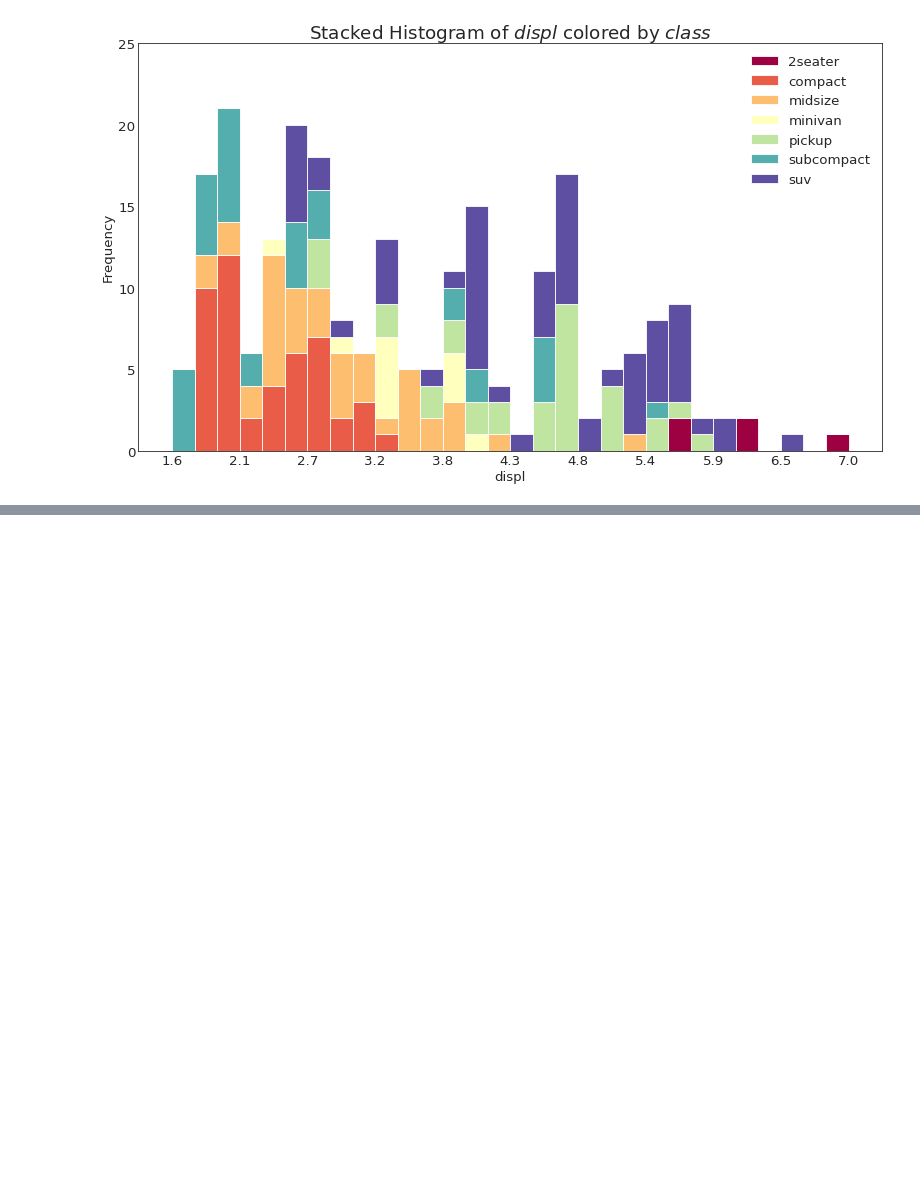
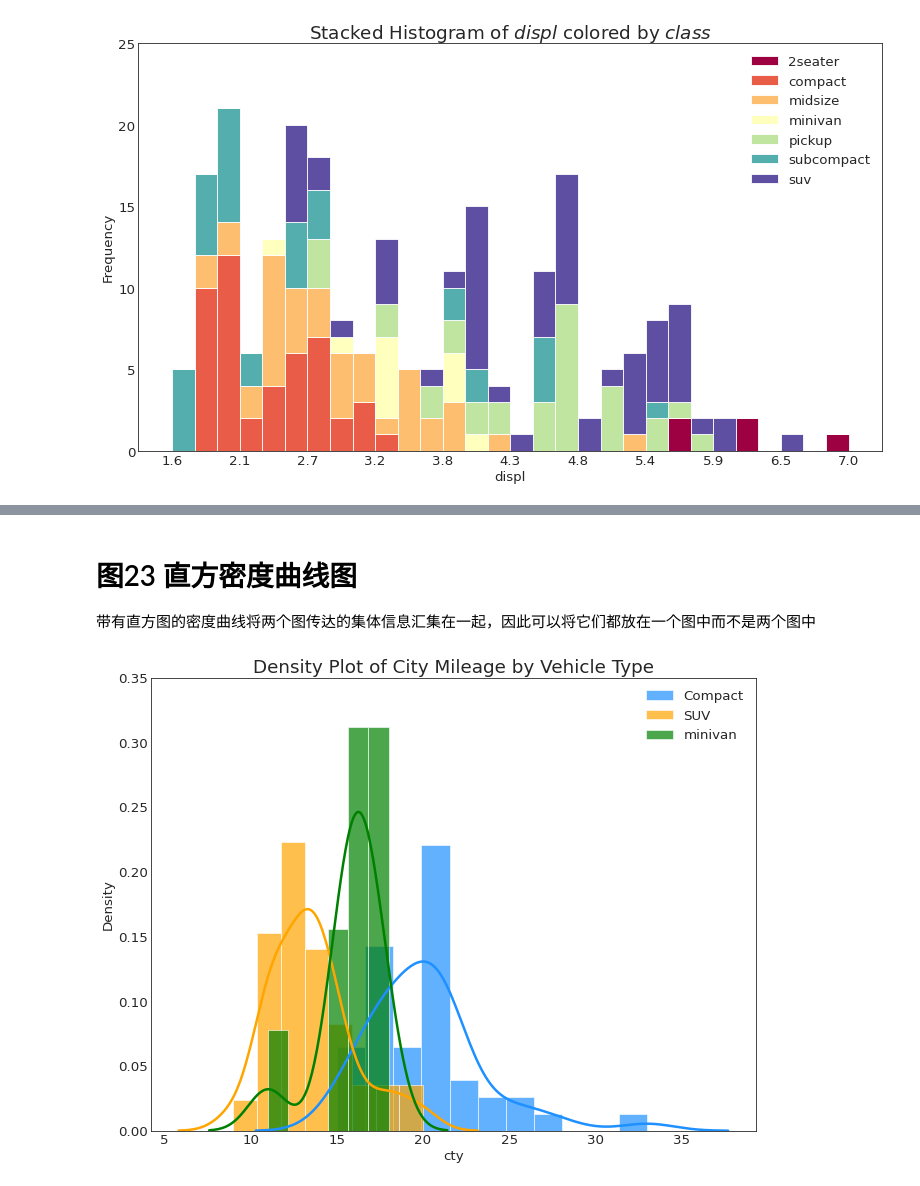
Before and after one commit to BlankSpacePlus/python-matplotlib-top-50, a Jupyter notebook: src/main.ipynb, the cells around one changed output, grey strips where cells are left out. Cells and saved outputs as stored; diff of their text form; code cells hidden in the pictures; blank space fills up the shorter version.

```diff
--- a/src/main.ipynb
+++ b/src/main.ipynb
@@ -741,0 +800,25 @@ plt.show()
+# %% [markdown]
+# 图23 直方密度曲线图
+
+带有直方图的密度曲线将两个图传达的集体信息汇集在一起，因此可以将它们都放在一个图中而不是两个图中
+# %%
+# Import Data
+# df = pd.read_csv("https://github.com/selva86/datasets/raw/master/mpg_ggplot2.csv")
+df = pd.read_csv("../data/mpg_ggplot2.csv")
+
+# Draw Plot
+plt.figure(figsize=(13, 10), dpi=60)
+sns.distplot(df.loc[df['class'] == 'compact', "cty"], color="dodgerblue", label="Compact", hist_kws={'alpha': 0.7},
+             kde_kws={'linewidth': 3})
+sns.distplot(df.loc[df['class'] == 'suv', "cty"], color="orange", label="SUV", hist_kws={'alpha': 0.7},
+             kde_kws={'linewidth': 3})
+sns.distplot(df.loc[df['class'] == 'minivan', "cty"], color="g", label="minivan", hist_kws={'alpha': 0.7},
+             kde_kws={'linewidth': 3})
+plt.ylim(0, 0.35)
+
+# Decoration
+plt.title('Density Plot of City Mileage by Vehicle Type', fontsize=22)
+plt.legend()
+plt.show()
+# %% [output]
+[figure, added]
```
Also changed, not shown: parts of 19 cells of this notebook, 7 other files.
